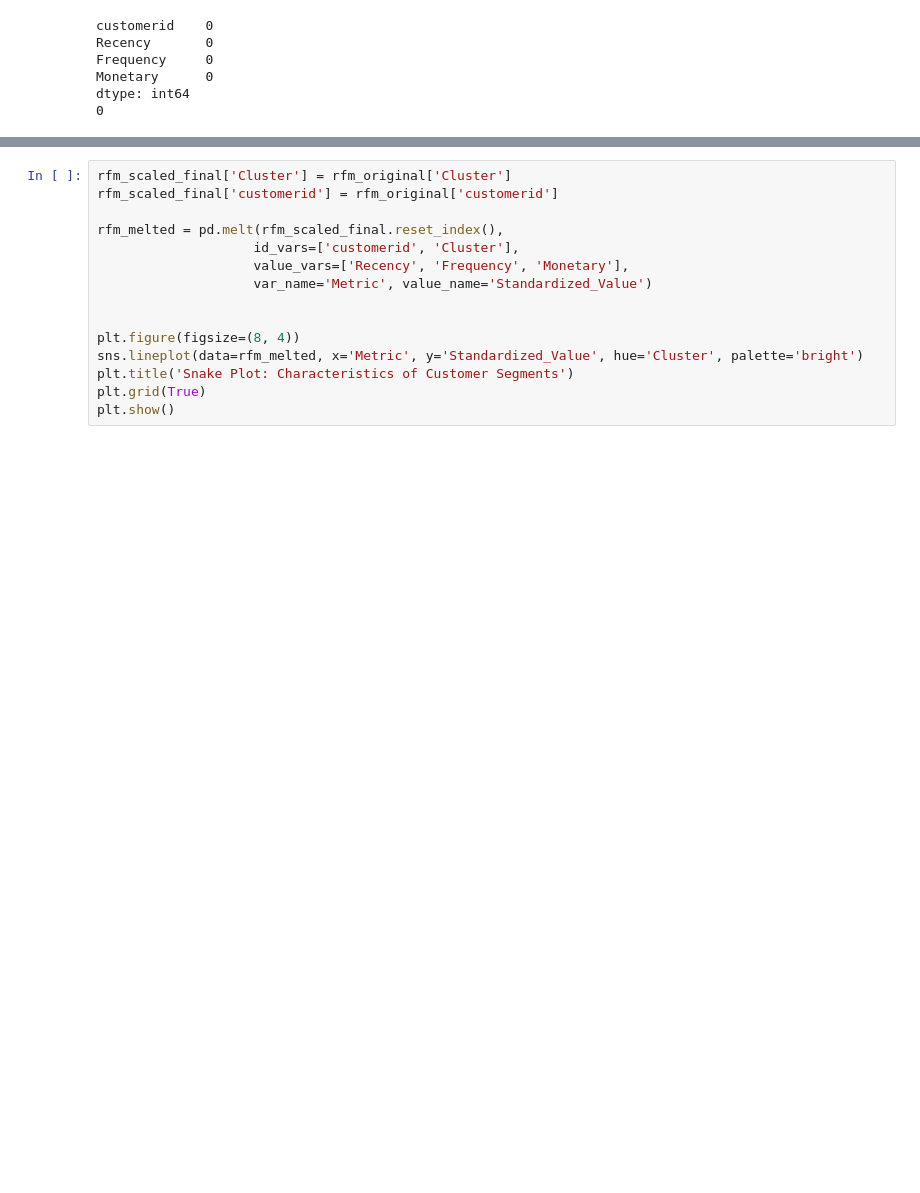
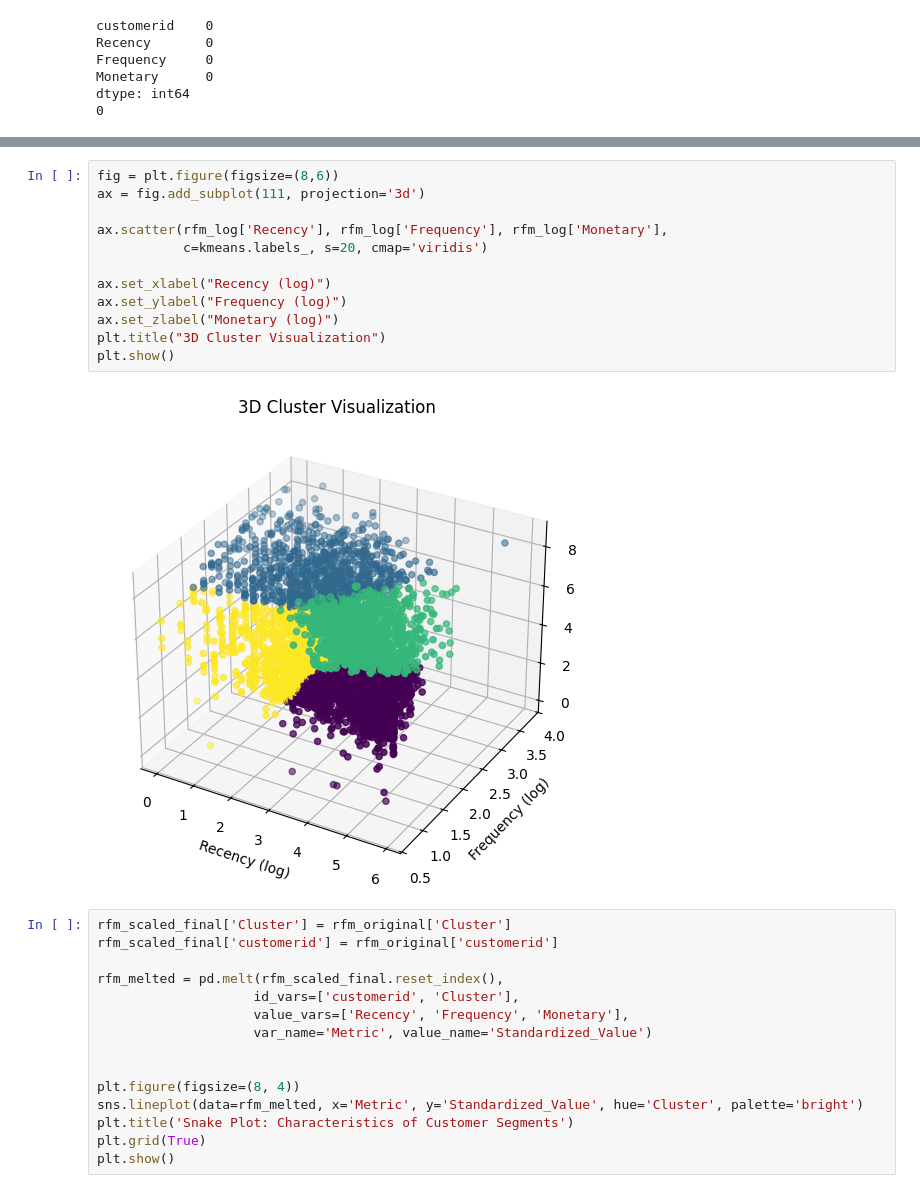
Before and after one commit to meemeealm/RFM-Analytics-and-Segmentation-Platform, a Jupyter notebook: training/notebooks/kmeans_model_training.ipynb, the cells around one changed output, grey strips where cells are left out. Drawn from its saved outputs; the diff is of its cells as text; blank space fills up the shorter version.

```diff
--- a/training/notebooks/kmeans_model_training.ipynb
+++ b/training/notebooks/kmeans_model_training.ipynb
@@ -101,3 +119,17 @@ Index(['index', 'Recency', 'Frequency', 'Monetary', 'Cluster'], dtype='str')
+# %%
+fig = plt.figure(figsize=(8,6))
+ax = fig.add_subplot(111, projection='3d')
+
+ax.scatter(rfm_log['Recency'], rfm_log['Frequency'], rfm_log['Monetary'],
+           c=kmeans.labels_, s=20, cmap='viridis')
+
+ax.set_xlabel("Recency (log)")
+ax.set_ylabel("Frequency (log)")
+ax.set_zlabel("Monetary (log)")
+plt.title("3D Cluster Visualization")
+plt.show()
+# %% [output]
+[figure, added]
 # %%
 rfm_scaled_final['Cluster'] = rfm_original['Cluster']
 rfm_scaled_final['customerid'] = rfm_original['customerid']
```
Also changed, not shown: parts of 8 cells of this notebook.
